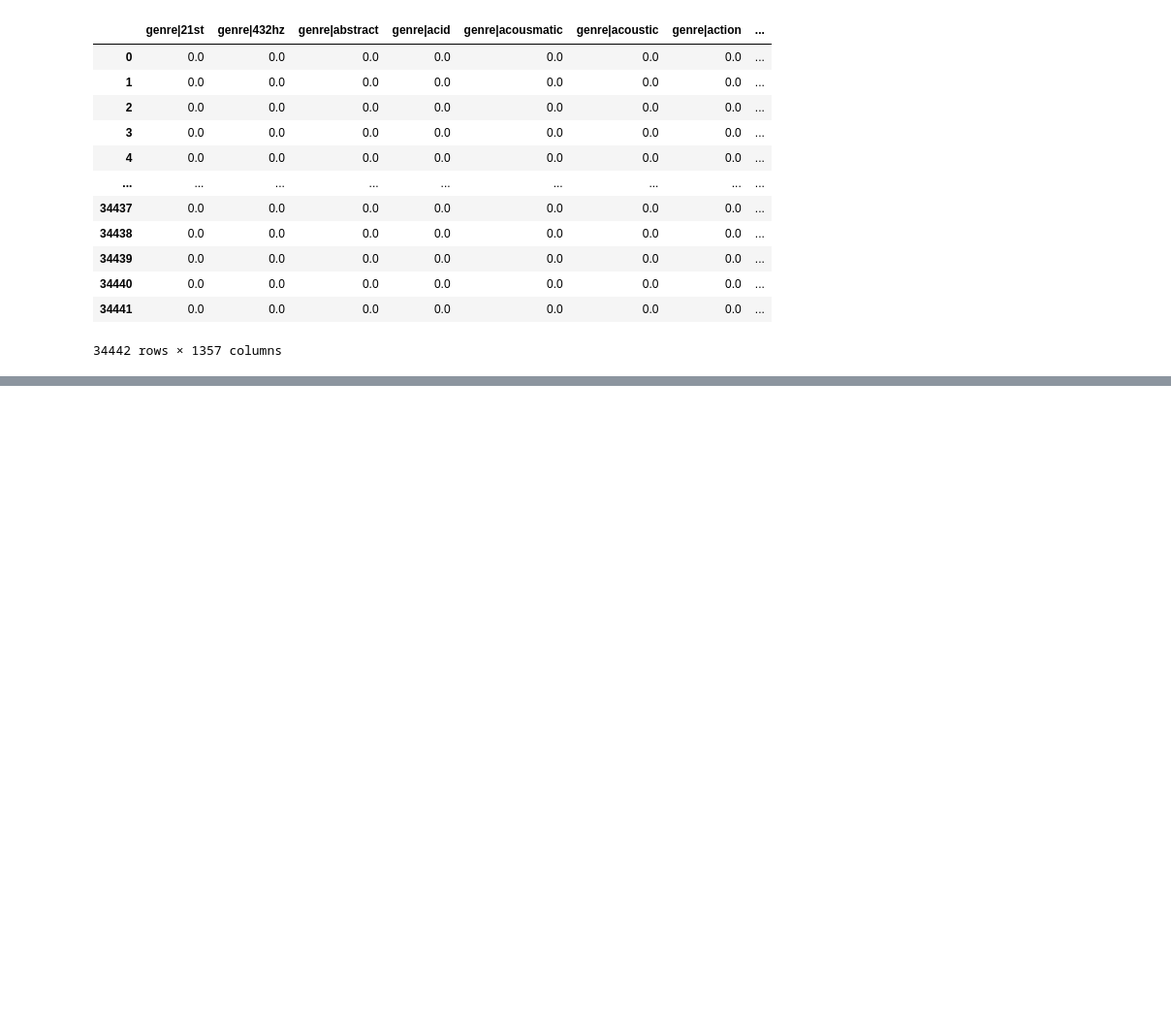
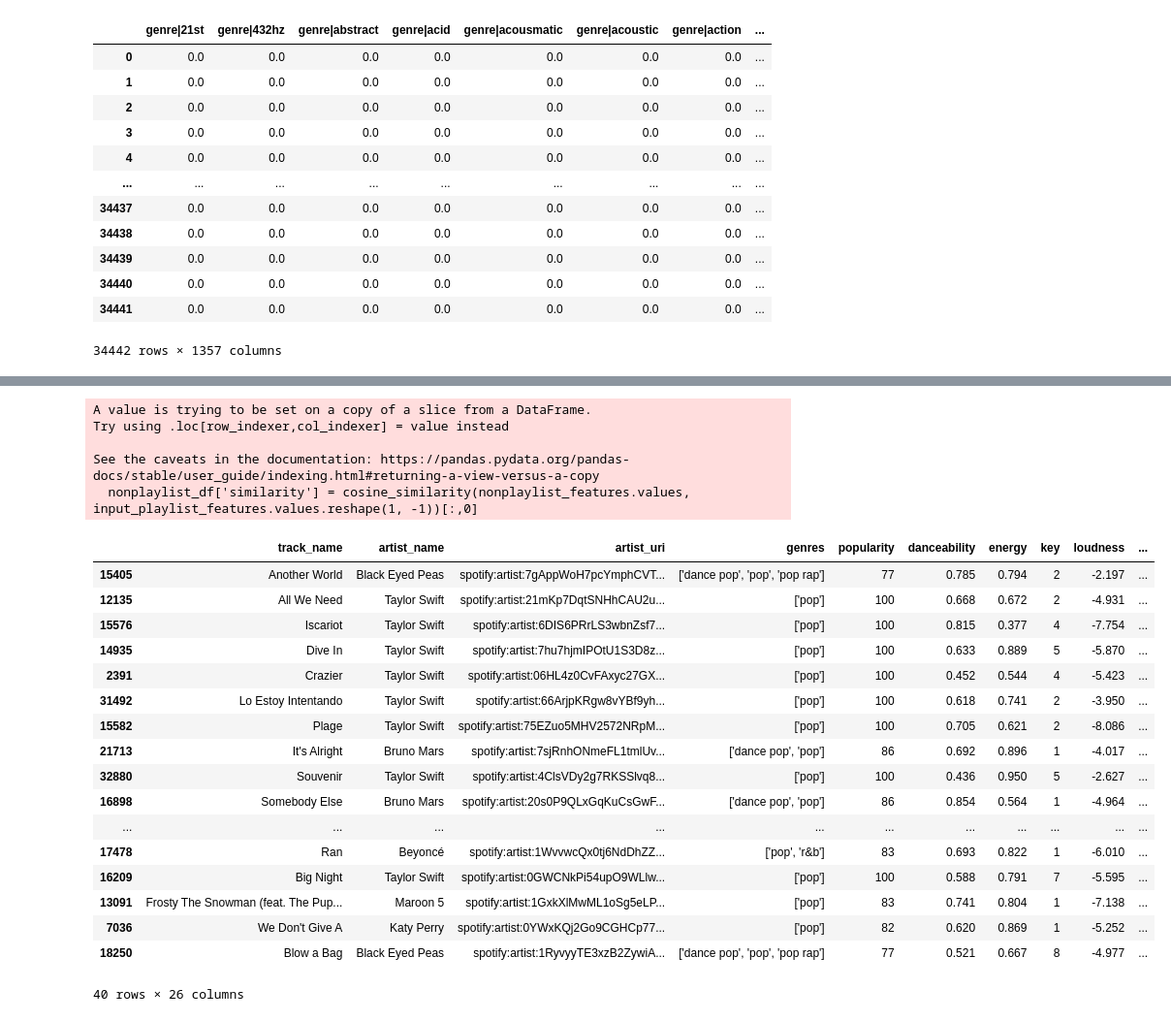
Before and after one commit to Ruby-L-i-n/CSDS234_FinalProject, a Jupyter notebook: FeatureGeneration.ipynb, the cells around one changed output, grey strips where cells are left out. Shown: that part at 97% size. Drawn from its saved outputs; the diff is of its cells as text; code cells hidden in the pictures; blank space fills up the shorter version.

Commit message:
Implemented recommendation algo

```diff
--- a/FeatureGeneration.ipynb
+++ b/FeatureGeneration.ipynb
@@ -171,3 +170,7 @@ generate_feature_set(track_df)
 | 34440 | 0.0 | 0.0 | 0.0 | 0.0 | 0.0 | 0.0 | 0.0 | ... |
 | 34441 | 0.0 | 0.0 | 0.0 | 0.0 | 0.0 | 0.0 | 0.0 | ... |
 34442 rows × 1357 columns
+# %%
+# generating playlist recommendations
+playlist_df = pd.read_csv("/content/drive/Shareddrives/CSDS 234 Final Project/track_data/playlist_info_0-9999.csv")
+playlist_df.head()
@@ -173,0 +184,17 @@ generate_feature_set(track_df)
+# %%
+#feature set of all tracks
+total_tracks_features = generate_feature_set(track_df)
+total_tracks_features['track_uri'] = track_df['uri']
+total_tracks_features
+
+
+def input_playlist_features_vector (pid):
+  playlist_uris = list(track_df[playlist_df['pid']==pid]['uri'])
+
+  input_playlist_features_df = total_tracks_features[total_tracks_features['track_uri'].isin(playlist_uris)]
+  input_playlist_features_df = input_playlist_features_df.drop('track_uri', axis = 1)
+  feature_vector = input_playlist_features_df.sum(axis=0)
+  # return feature_vector
+  return feature_vector
+
+input_playlist_features_vector(0)
@@ -173,0 +214,9 @@ generate_feature_set(track_df)
+# %%
+def generate_nonplaylist_features(pid):
+  playlist_uris = list(track_df[playlist_df['pid']==pid]['uri'])
+  nonplaylist_features = total_tracks_features[~total_tracks_features['track_uri'].isin(playlist_uris)]
+  nonplaylist_features = nonplaylist_features.drop('track_uri', axis = 1)
+  nonplaylist_features.reset_index(drop = True, inplace = True)
+  return nonplaylist_features
+
+generate_nonplaylist_features(0)
@@ -173,0 +237,38 @@ generate_feature_set(track_df)
+# %%
+def recommend_playlist(input_pid):
+  input_playlist_features = input_playlist_features_vector(input_pid)
+  nonplaylist_features = generate_nonplaylist_features(input_pid)
+
+  playlist_uris = list(track_df[playlist_df['pid']==input_pid]['uri'])
+  nonplaylist_df = track_df[~track_df['uri'].isin(playlist_uris)]
+  nonplaylist_df.reset_index(drop = True, inplace = True)
+  nonplaylist_df['similarity'] = cosine_similarity(nonplaylist_features.values, input_playlist_features.values.reshape(1, -1))[:,0]
+
+  nonplaylist_df_top_40 = nonplaylist_df.sort_values('similarity',ascending = False).head(40)
+  return nonplaylist_df_top_40
+
+recommend_playlist(0)
+# %% [output]
+A value is trying to be set on a copy of a slice from a DataFrame.
+Try using .loc[row_indexer,col_indexer] = value instead
+
+See the caveats in the documentation: https://pandas.pydata.org/pandas-docs/stable/user_guide/indexing.html#returning-a-view-versus-a-copy
+  nonplaylist_df['similarity'] = cosine_similarity(nonplaylist_features.values, input_playlist_features.values.reshape(1, -1))[:,0]
+|  | track_name | artist_name | artist_uri | genres | popularity | danceability | energy | key | loudness | ... |
+| 15405 | Another World | Black Eyed Peas | spotify:artist:7gAppWoH7pcYmphCVT... | ['dance pop', 'pop', 'pop rap'] | 77 | 0.785 | 0.794 | 2 | -2.197 | ... |
+| 12135 | All We Need | Taylor Swift | spotify:artist:21mKp7DqtSNHhCAU2u... | ['pop'] | 100 | 0.668 | 0.672 | 2 | -4.931 | ... |
+| 15576 | Iscariot | Taylor Swift | spotify:artist:6DIS6PRrLS3wbnZsf7... | ['pop'] | 100 | 0.815 | 0.377 | 4 | -7.754 | ... |
+| 14935 | Dive In | Taylor Swift | spotify:artist:7hu7hjmIPOtU1S3D8z... | ['pop'] | 100 | 0.633 | 0.889 | 5 | -5.870 | ... |
+| 2391 | Crazier | Taylor Swift | spotify:artist:06HL4z0CvFAxyc27GX... | ['pop'] | 100 | 0.452 | 0.544 | 4 | -5.423 | ... |
+| 31492 | Lo Estoy Intentando | Taylor Swift | spotify:artist:66ArjpKRgw8vYBf9yh... | ['pop'] | 100 | 0.618 | 0.741 | 2 | -3.950 | ... |
+| 15582 | Plage | Taylor Swift | spotify:artist:75EZuo5MHV2572NRpM... | ['pop'] | 100 | 0.705 | 0.621 | 2 | -8.086 | ... |
+| 21713 | It's Alright | Bruno Mars | spotify:artist:7sjRnhONmeFL1tmlUv... | ['dance pop', 'pop'] | 86 | 0.692 | 0.896 | 1 | -4.017 | ... |
+| 32880 | Souvenir | Taylor Swift | spotify:artist:4ClsVDy2g7RKSSlvq8... | ['pop'] | 100 | 0.436 | 0.950 | 5 | -2.627 | ... |
+| 16898 | Somebody Else | Bruno Mars | spotify:artist:20s0P9QLxGqKuCsGwF... | ['dance pop', 'pop'] | 86 | 0.854 | 0.564 | 1 | -4.964 | ... |
+| ... | ... | ... | ... | ... | ... | ... | ... | ... | ... | ... |
+| 17478 | Ran | Beyoncé | spotify:artist:1WvvwcQx0tj6NdDhZZ... | ['pop', 'r&b'] | 83 | 0.693 | 0.822 | 1 | -6.010 | ... |
+| 16209 | Big Night | Taylor Swift | spotify:artist:0GWCNkPi54upO9WLlw... | ['pop'] | 100 | 0.588 | 0.791 | 7 | -5.595 | ... |
+| 13091 | Frosty The Snowman (feat. The Pup... | Maroon 5 | spotify:artist:1GxkXlMwML1oSg5eLP... | ['pop'] | 83 | 0.741 | 0.804 | 1 | -7.138 | ... |
+| 7036 | We Don't Give A | Katy Perry | spotify:artist:0YWxKQj2Go9CGHCp77... | ['pop'] | 82 | 0.620 | 0.869 | 1 | -5.252 | ... |
+| 18250 | Blow a Bag | Black Eyed Peas | spotify:artist:1RyvyyTE3xzB2ZywiA... | ['dance pop', 'pop', 'pop rap'] | 77 | 0.521 | 0.667 | 8 | -4.977 | ... |
+40 rows × 26 columns
```
Also changed, not shown: parts of 4 cells of this notebook.
